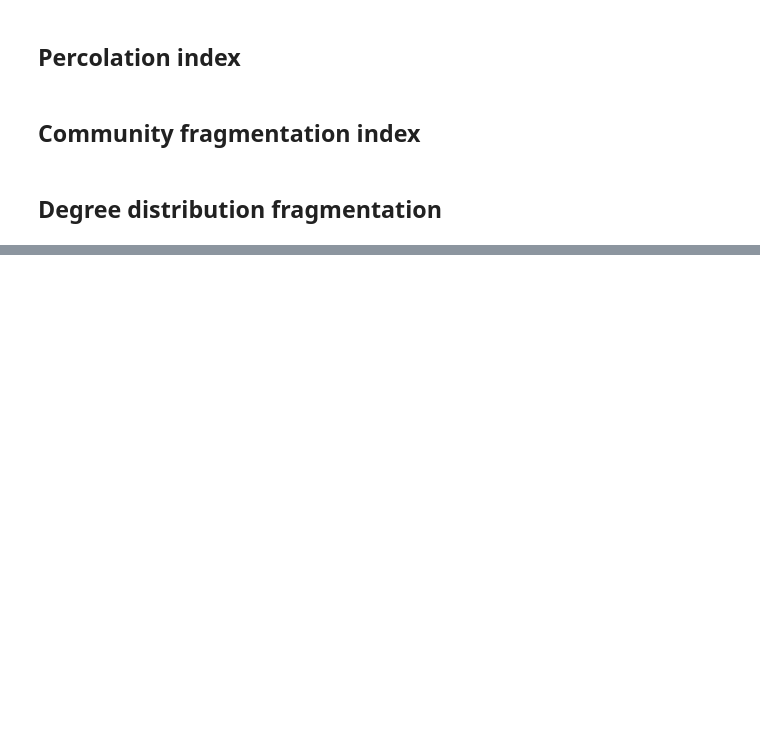
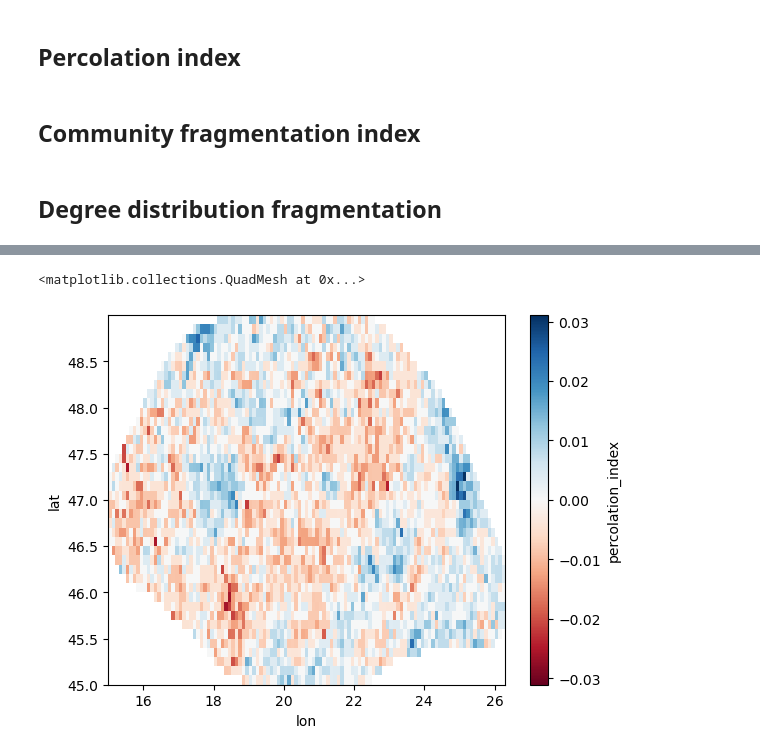
Before and after one commit to Saska1618/TimeBasedClimateNetworks, a Jupyter notebook: networks/pipeline/create_networks_calculate_indexes.ipynb, the cells around one changed output, grey strips where cells are left out. Saved outputs shown, nothing was run; the diff lists cells and outputs as text; code cells hidden in the pictures; blank space fills up the shorter version.

```diff
--- a/networks/pipeline/create_networks_calculate_indexes.ipynb
+++ b/networks/pipeline/create_networks_calculate_indexes.ipynb
@@ -1017,0 +1024,5 @@ Attributes:
+# %%
+ds['percolation_index'].plot(cmap = 'RdBu')
+# %% [output]
+<matplotlib.collections.QuadMesh at 0x...>
+[figure, added]
```
Also changed, not shown: parts of 10 cells of this notebook, 10 other files.
